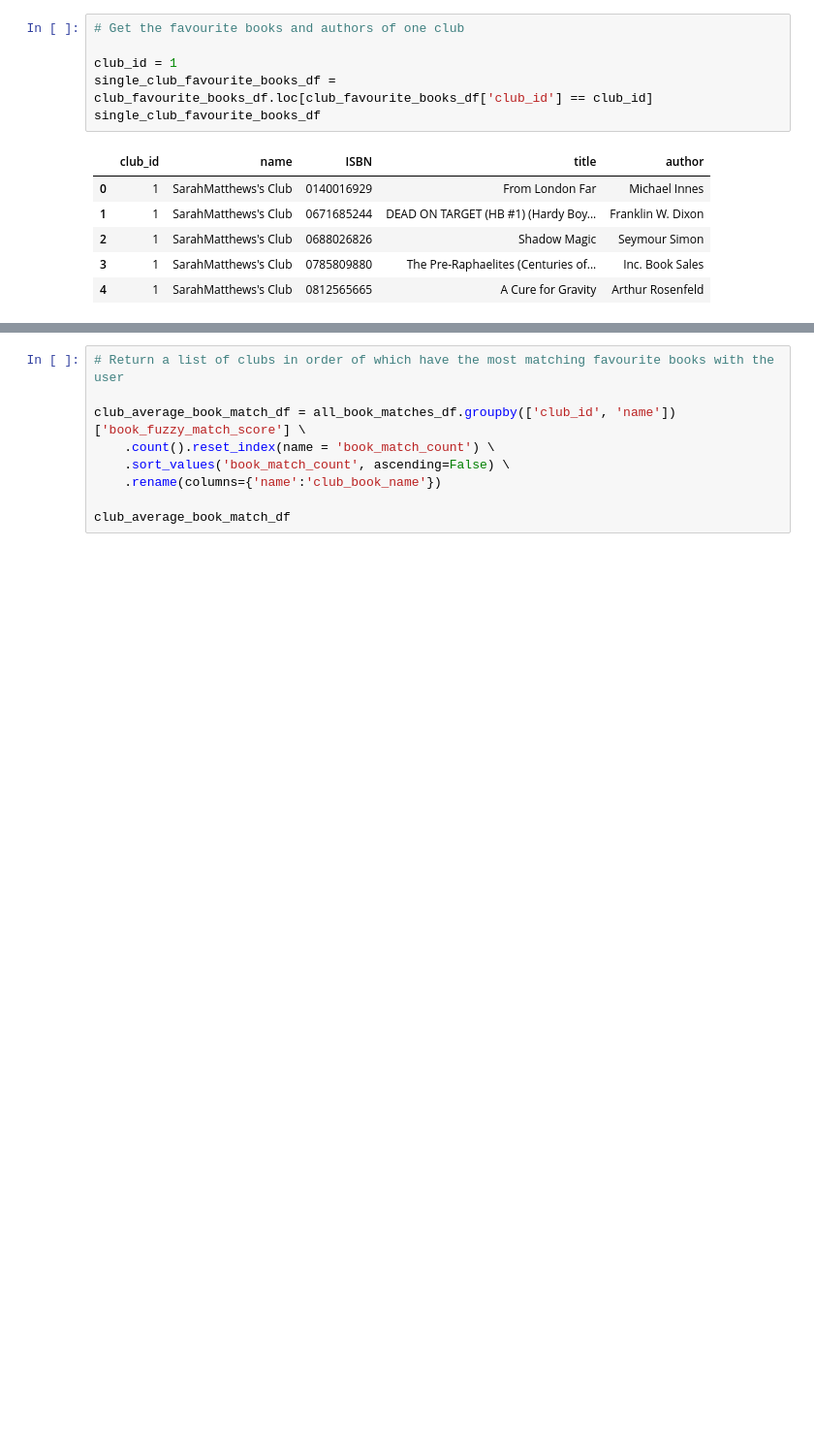
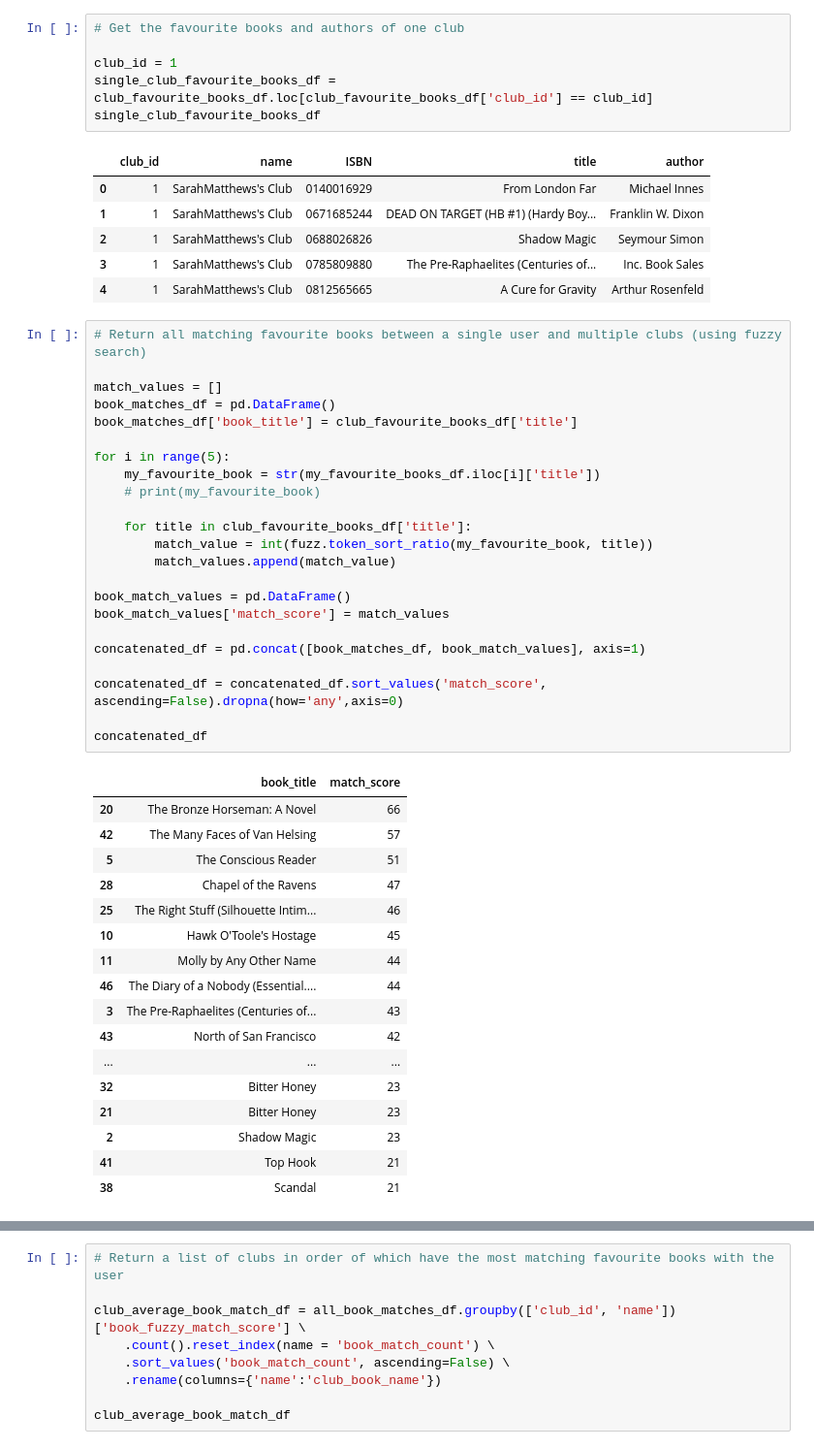
Before and after one commit to laurenceandrews/auguread, a Jupyter notebook: clubs/club_to_user_recommender/club-to-user-recommender.ipynb, the cells around one changed output, grey strips where cells are left out. Shown at 97% size. Saved outputs shown, nothing was run; the diff lists cells and outputs as text; blank space fills up the shorter version.

Commit message:
Attempt to convert get_ratio to loop

```diff
--- a/clubs/club_to_user_recommender/club-to-user-recommender.ipynb
+++ b/clubs/club_to_user_recommender/club-to-user-recommender.ipynb
@@ -274,6 +274,47 @@ single_club_favourite_books_df
 | 2 | 1 | SarahMatthews's Club | 0688026826 | Shadow Magic | Seymour Simon |
 | 3 | 1 | SarahMatthews's Club | 0785809880 | The Pre-Raphaelites (Centuries of... | Inc. Book Sales |
 | 4 | 1 | SarahMatthews's Club | 0812565665 | A Cure for Gravity | Arthur Rosenfeld |
+# %%
+# Return all matching favourite books between a single user and multiple clubs (using fuzzy search)
+
+match_values = []
+book_matches_df = pd.DataFrame()
+book_matches_df['book_title'] = club_favourite_books_df['title']
+
+for i in range(5):
+    my_favourite_book = str(my_favourite_books_df.iloc[i]['title'])
+    # print(my_favourite_book)
+
+    for title in club_favourite_books_df['title']:
+        match_value = int(fuzz.token_sort_ratio(my_favourite_book, title))
+        match_values.append(match_value)
+
+book_match_values = pd.DataFrame()
+book_match_values['match_score'] = match_values
+
+concatenated_df = pd.concat([book_matches_df, book_match_values], axis=1)
+
+concatenated_df = concatenated_df.sort_values('match_score', ascending=False).dropna(how='any',axis=0)
+
+concatenated_df
+# %% [output]
+|  | book_title | match_score |
+| 20 | The Bronze Horseman: A Novel | 66 |
+| 42 | The Many Faces of Van Helsing | 57 |
+| 5 | The Conscious Reader | 51 |
+| 28 | Chapel of the Ravens | 47 |
+| 25 | The Right Stuff (Silhouette Intim... | 46 |
+| 10 | Hawk O'Toole's Hostage | 45 |
+| 11 | Molly by Any Other Name | 44 |
+| 46 | The Diary of a Nobody (Essential.... | 44 |
+| 3 | The Pre-Raphaelites (Centuries of... | 43 |
+| 43 | North of San Francisco | 42 |
+| ... | ... | ... |
+| 32 | Bitter Honey | 23 |
+| 21 | Bitter Honey | 23 |
+| 2 | Shadow Magic | 23 |
+| 41 | Top Hook | 21 |
+| 38 | Scandal | 21 |
 # %%
 # Return all matching favourite books between a single user and multiple clubs (using fuzzy search)
 
```
Also changed, not shown: parts of 1 cell of this notebook.
